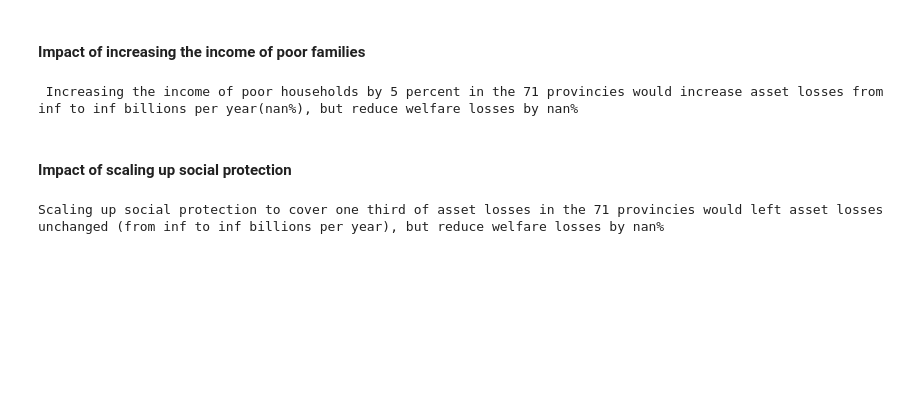
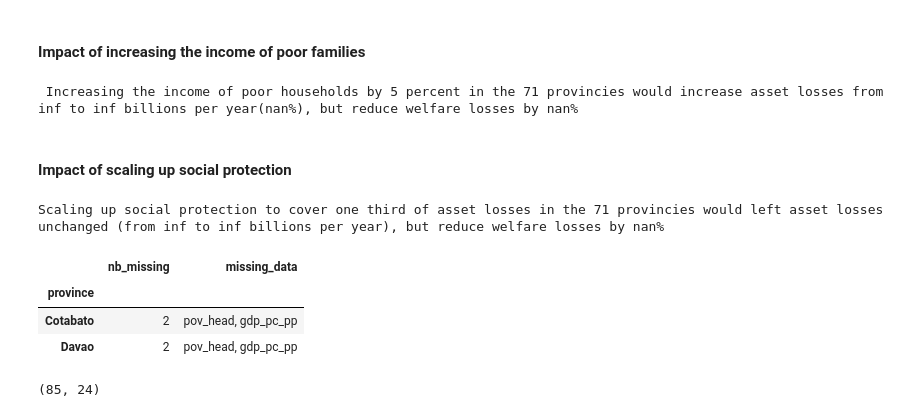
Before and after one commit to adrivsh/resilience_indicator_phl, a Jupyter notebook: socio_economic_capacity.ipynb, the cells around one changed output. Drawn from its saved outputs; the diff is of its cells as text; code cells hidden in the pictures; blank space fills up the shorter version.

```diff
--- a/socio_economic_capacity.ipynb
+++ b/socio_economic_capacity.ipynb
@@ -330,3 +352,30 @@ but reduce welfare losses by {YY:.0%}".format(
      )
 # %% [output]
 Scaling up social protection to cover one third of asset losses in the 71 provincies would left asset losses unchanged (from inf to inf billions per year), but reduce welfare losses by nan%
+# %%
+def write_missing_data(s):
+    which = s[s.isnull()].index.values
+    return ", ".join(which)
+
+def count_missing_data(s):
+    return s.isnull().sum()
+
+report = pd.DataFrame()
+
+report["nb_missing"]=df.apply(count_missing_data,axis=1)
+report["missing_data"]=df.apply(write_missing_data,axis=1)
+
+report  = report.ix[report["nb_missing"]>0,:]
+report.sort_values(by="nb_missing",inplace=True)
+report.to_csv("inputs/missing_data_report.csv")
+
+report
+# %% [output]
+|  | nb_missing | missing_data |
+| province |  |  |
+| Cotabato | 2 | pov_head, gdp_pc_pp |
+| Davao | 2 | pov_head, gdp_pc_pp |
+# %%
+df.shape
+# %% [output]
+(85, 24)
```
Also changed, not shown: parts of 5 cells of this notebook, 3 other files.
